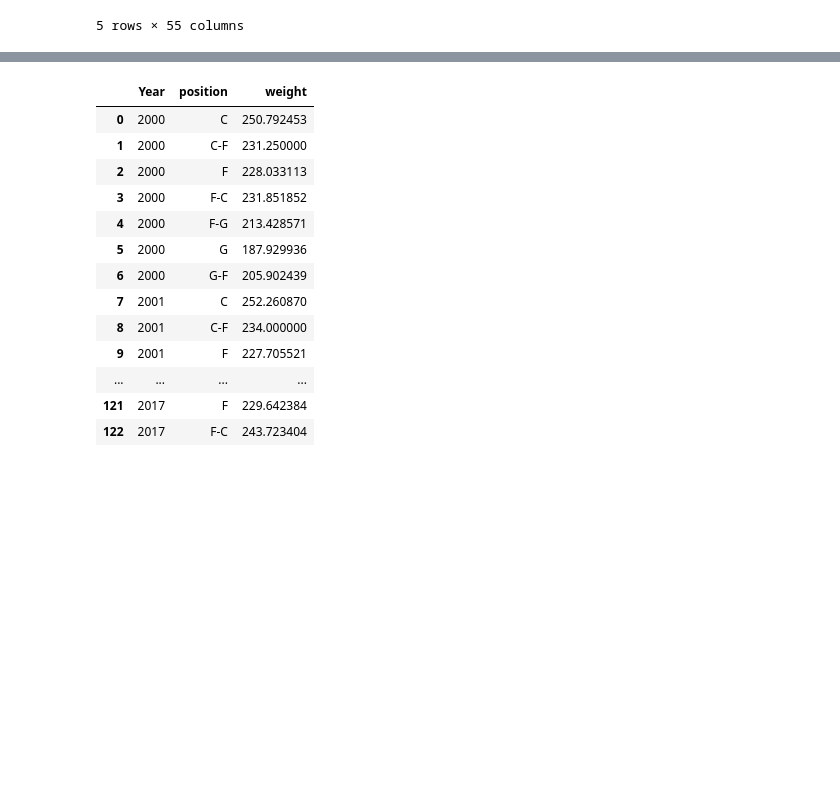
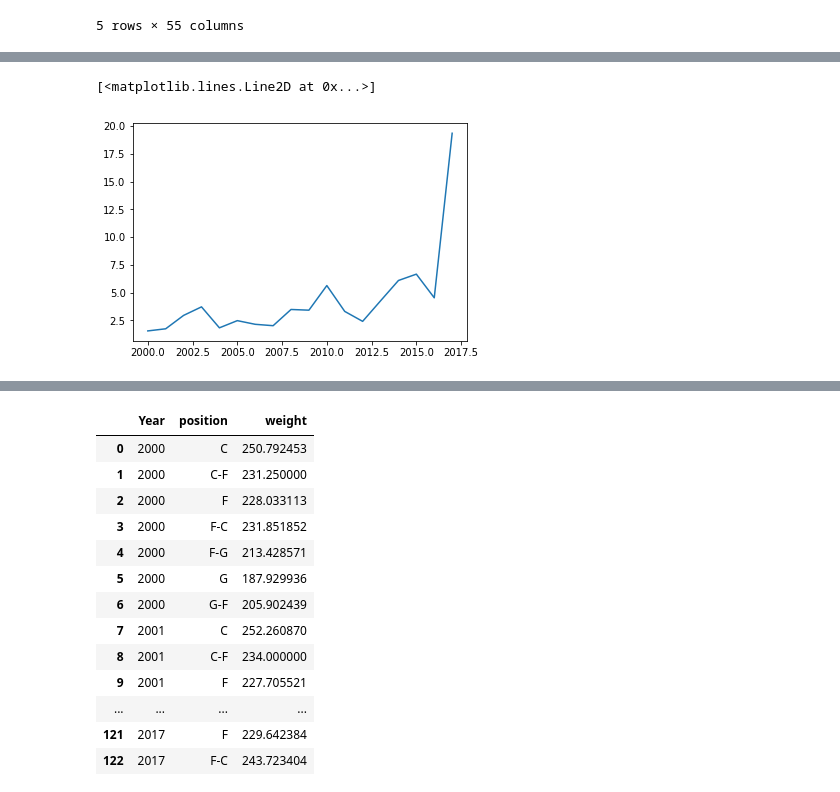
Before and after one commit to logan7734/Project1_repo, a Jupyter notebook: Logan_Main.ipynb, the cells around one changed output, grey strips where cells are left out. Cells and saved outputs as stored; diff of their text form; code cells hidden in the pictures; blank space fills up the shorter version.

```diff
--- a/Logan_Main.ipynb
+++ b/Logan_Main.ipynb
@@ -140,0 +225,11 @@ Ttest_indResult(statistic=2.532745256072087, pvalue=0.013225838140149666)
+# %%
+x= [2000, 2001, 2002, 2003, 2004, 2005, 2006, 2007, 2008, 2009, 2010, 2011, 2012, 2013, 2014, 2015, 2016, 2017]
+y = [center["3PA"].mean(),center_1["3PA"].mean(),center_2["3PA"].mean(), center_3["3PA"].mean(), center_4["3PA"].mean(),
+center_5["3PA"].mean(), center_6["3PA"].mean(), center_7["3PA"].mean(), center_8["3PA"].mean(), center_9["3PA"].mean(),
+center_10["3PA"].mean(), center_11["3PA"].mean(), center_12["3PA"].mean(), center_13["3PA"].mean(), center_14["3PA"].mean(),
+center_15["3PA"].mean(),center_16["3PA"].mean(),center_17["3PA"].mean()]
+plt.savefig("Logan_Images/3PA Plot.png")
+plt.plot(x,y)
+# %% [output]
+[<matplotlib.lines.Line2D at 0x...>]
+[figure, added]
```
Also changed, not shown: parts of 25 cells of this notebook, 3 other files.
